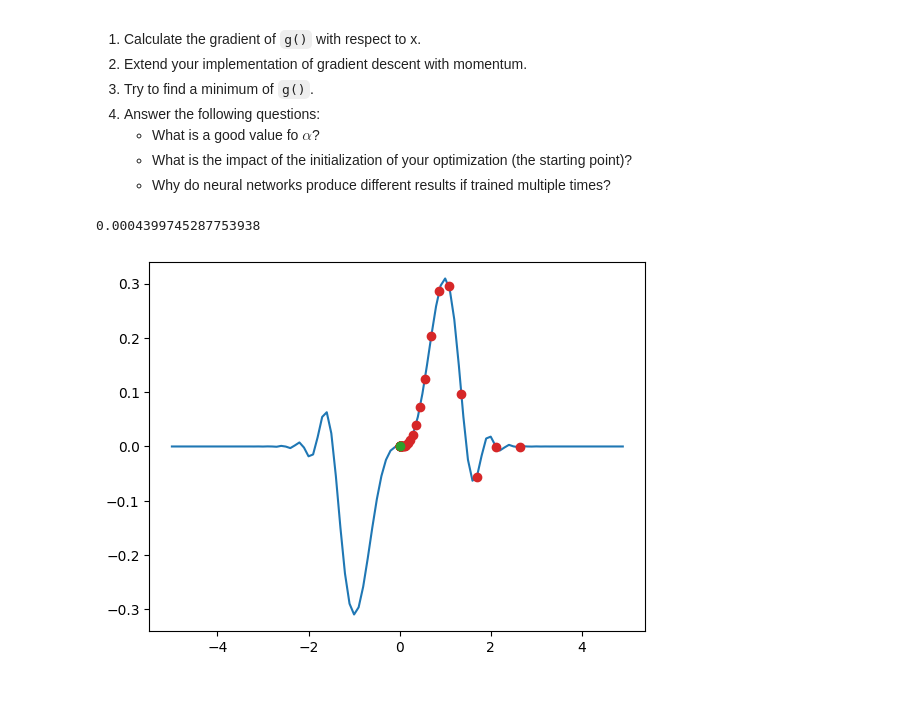
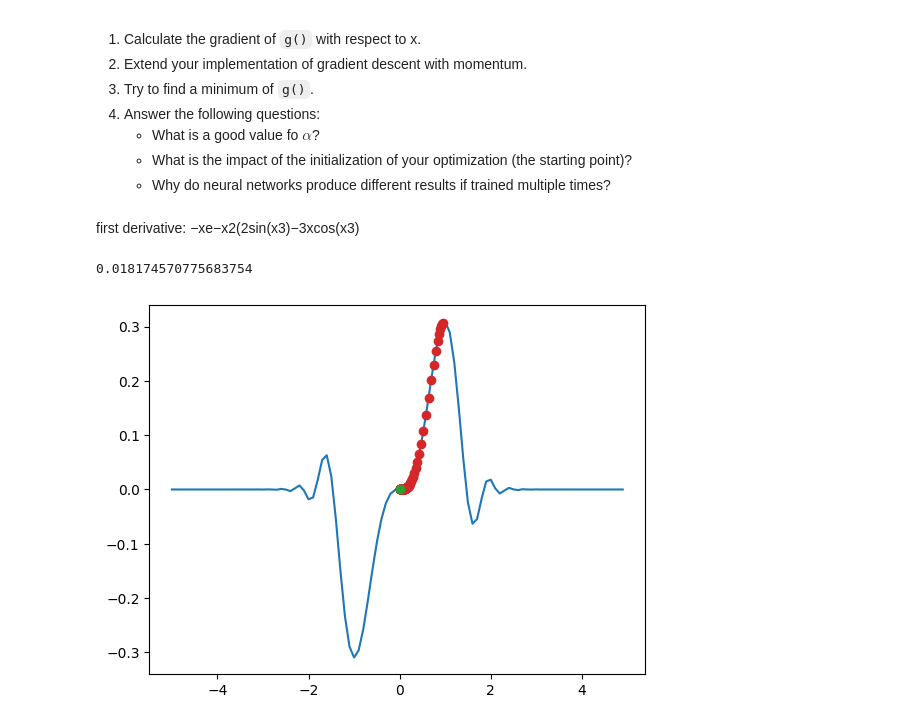
Before and after one commit to duden2024/NeuralNets2024, a Jupyter notebook: SGD_Backpropagation_Exercises.ipynb, the cells around one changed output. Drawn from its saved outputs; the diff is of its cells as text; code cells hidden in the pictures; blank space fills up the shorter version.

Commit message:
derivative

```diff
--- a/SGD_Backpropagation_Exercises.ipynb
+++ b/SGD_Backpropagation_Exercises.ipynb
@@ -86,6 +86,9 @@ previous exercise to act using the momentum idea.
     * What is a good value fo $\alpha$?
     * What is the impact of the initialization of your optimization (the starting point)?
     * Why do neural networks produce different results if trained multiple times?
+# %% [markdown]
+first derivative:
+−xe−x2(2sin(x3)−3xcos(x3)
 # %%
 # A non-convex function.
 #
@@ -93,11 +96,10 @@ def g(x):
     return np.exp(-(x**2)) * np.sin(x**3)
 
 def dgdx(x):
-    return 2*x
+    return -x*np.exp(-(x**2))*(2*np.sin(x**3)-3*x*np.cos(x**3))
 # %%
-def gradient_descent_momentum(learning_rate, f, dfdx):
+def gradient_descent_momentum(learning_rate, f, dfdx, w0 = np.random.randn()*5):
     # initialize w0 randomly
-    w0 = np.random.randn()*5
     w_old = w0
     # initialize plot
     fig, ax = plt.subplots()
@@ -118,7 +120,7 @@ def gradient_descent_momentum(learning_rate, f, dfdx):
 
     return w_old
 # %%
-gradient_descent_momentum(0.1, g,dgdx)
+gradient_descent_momentum(0.1, g,dgdx, 0.95)
 # %% [output]
-0.0004399745287753938
+0.018174570775683754
-[figure, old version]
+[figure, new version]
```
Also changed, not shown: parts of 1 cell of this notebook.
